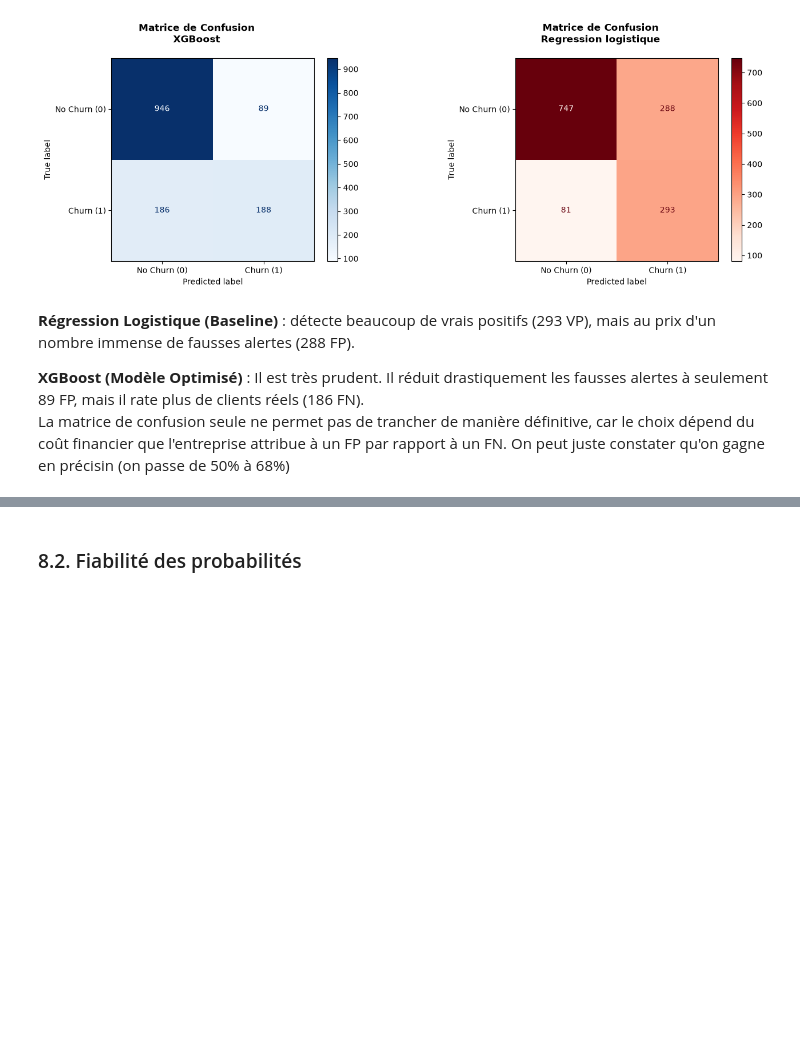
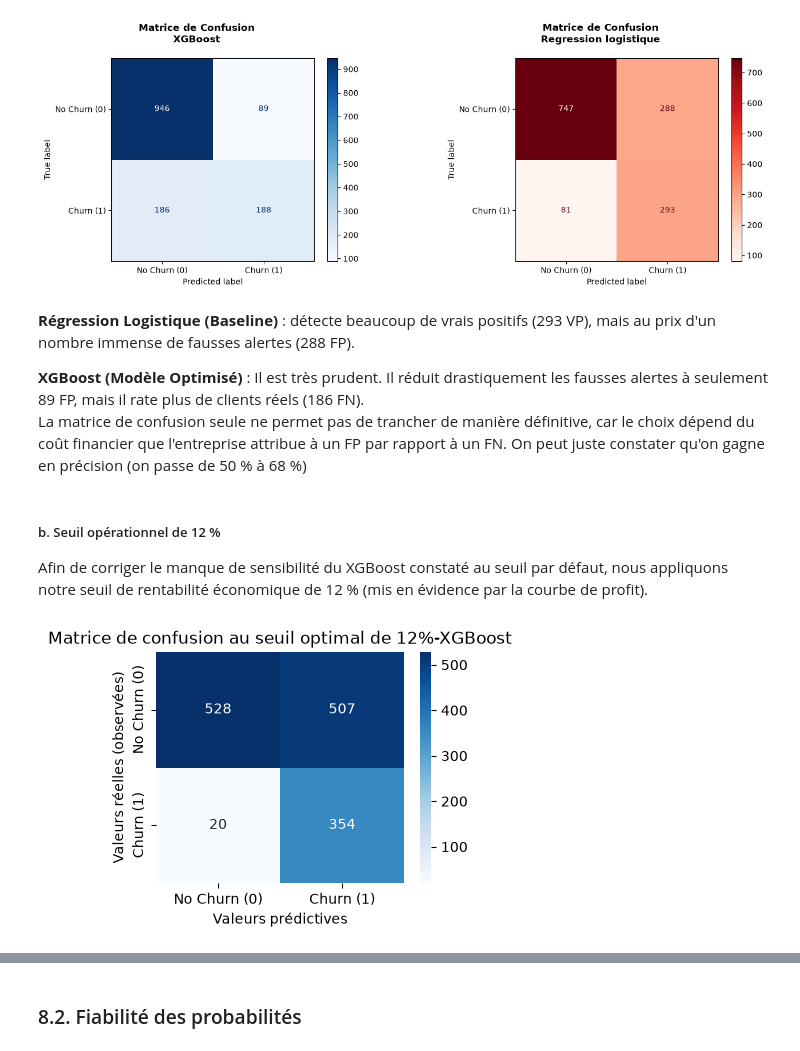
Before and after one commit to ncherfi-lab/Scoring-de-churn-client, a Jupyter notebook: notebooks/03_finetuned_model.ipynb, the cells around one changed output, grey strips where cells are left out. Saved outputs shown, nothing was run; the diff lists cells and outputs as text; code cells hidden in the pictures; blank space fills up the shorter version.

```diff
--- a/notebooks/03_finetuned_model.ipynb
+++ b/notebooks/03_finetuned_model.ipynb
@@ -580,4 +578,11 @@ Graphique sauvegardé sous : ../reports/figures/matrices_confusion_XGBoost_Regre
 
 **XGBoost (Modèle Optimisé)** : Il est très prudent. Il réduit drastiquement les fausses alertes à seulement 89 FP, mais il rate plus de clients réels (186 FN).
 La matrice de confusion seule ne permet pas de trancher de manière définitive, car le choix dépend du coût financier que l'entreprise attribue à un FP par rapport à un FN.
-On peut juste constater qu'on gagne en précisin (on passe de 50% à 68%)
+On peut juste constater qu'on gagne en précision (on passe de 50 % à 68 %)
+# %% [markdown]
+##### b. Seuil opérationnel de 12 %
+Afin de corriger le manque de sensibilité du XGBoost constaté au seuil par défaut, nous appliquons notre seuil de rentabilité économique de 12 % (mis en évidence par la courbe de profit).
+# %%
+tracer_matrices_confusion_seuil(y_test, y_pred_proba_XGB, "XGBoost", 0.12)
+# %% [output]
+[figure, added]
```
Also changed, not shown: parts of 35 cells of this notebook, 17 other files.
